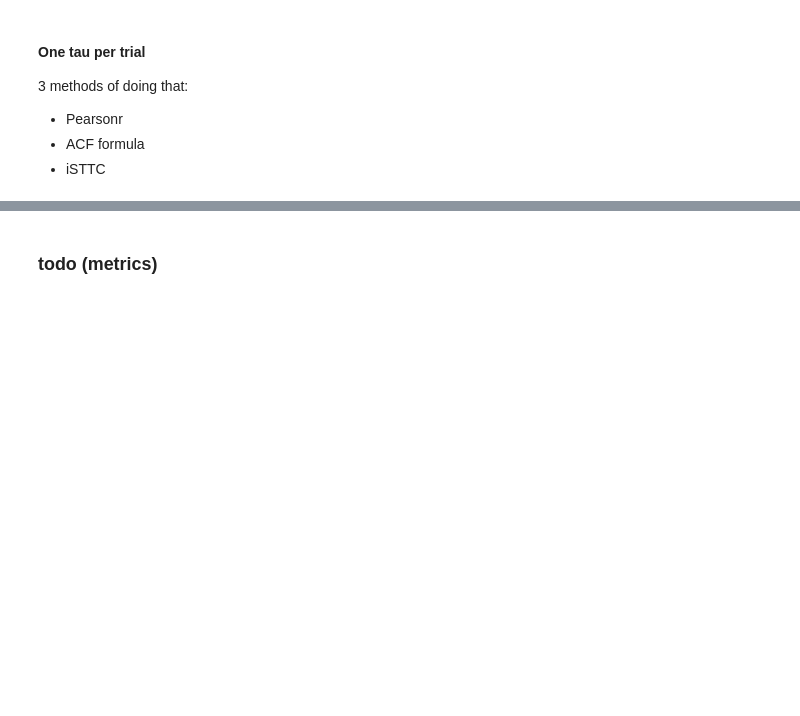
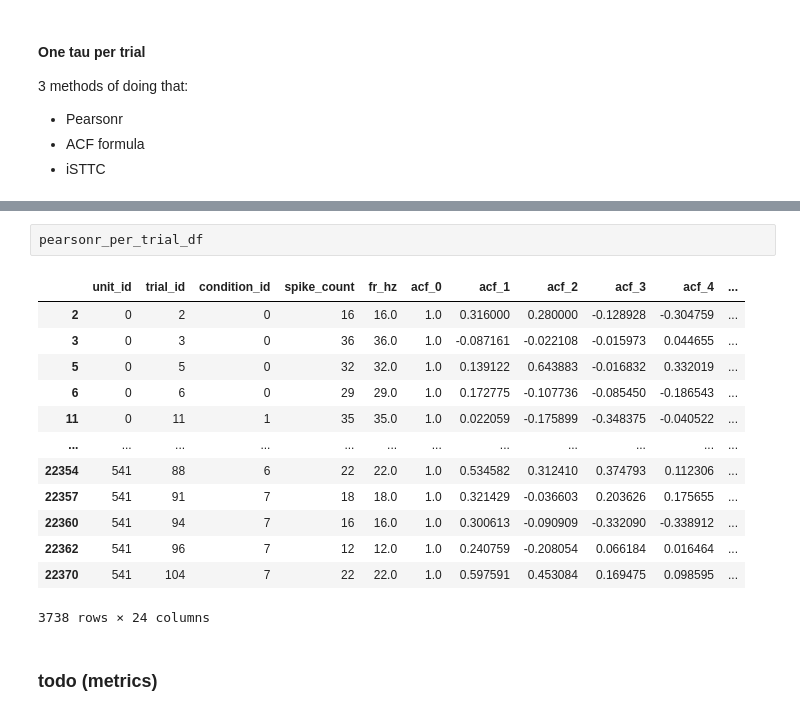
Before and after one commit to iinnpp/isttc, a Jupyter notebook: notebooks/monkey/calculate_tau.ipynb, the cells around one changed output, grey strips where cells are left out. Saved outputs shown, nothing was run; the diff lists cells and outputs as text; blank space fills up the shorter version.

```diff
--- a/notebooks/monkey/calculate_tau.ipynb
+++ b/notebooks/monkey/calculate_tau.ipynb
@@ -178,3 +298,19 @@ tau_sttc_trial_concat_df.to_pickle(results_folder + 'non_binned\\' + area + '\\t
+# %%
+pearsonr_per_trial_df
+# %% [output]
+|  | unit_id | trial_id | condition_id | spike_count | fr_hz | acf_0 | acf_1 | acf_2 | acf_3 | acf_4 | ... |
+| 2 | 0 | 2 | 0 | 16 | 16.0 | 1.0 | 0.316000 | 0.280000 | -0.128928 | -0.304759 | ... |
+| 3 | 0 | 3 | 0 | 36 | 36.0 | 1.0 | -0.087161 | -0.022108 | -0.015973 | 0.044655 | ... |
+| 5 | 0 | 5 | 0 | 32 | 32.0 | 1.0 | 0.139122 | 0.643883 | -0.016832 | 0.332019 | ... |
+| 6 | 0 | 6 | 0 | 29 | 29.0 | 1.0 | 0.172775 | -0.107736 | -0.085450 | -0.186543 | ... |
+| 11 | 0 | 11 | 1 | 35 | 35.0 | 1.0 | 0.022059 | -0.175899 | -0.348375 | -0.040522 | ... |
+| ... | ... | ... | ... | ... | ... | ... | ... | ... | ... | ... | ... |
+| 22354 | 541 | 88 | 6 | 22 | 22.0 | 1.0 | 0.534582 | 0.312410 | 0.374793 | 0.112306 | ... |
+| 22357 | 541 | 91 | 7 | 18 | 18.0 | 1.0 | 0.321429 | -0.036603 | 0.203626 | 0.175655 | ... |
+| 22360 | 541 | 94 | 7 | 16 | 16.0 | 1.0 | 0.300613 | -0.090909 | -0.332090 | -0.338912 | ... |
+| 22362 | 541 | 96 | 7 | 12 | 12.0 | 1.0 | 0.240759 | -0.208054 | 0.066184 | 0.016464 | ... |
+| 22370 | 541 | 104 | 7 | 22 | 22.0 | 1.0 | 0.597591 | 0.453084 | 0.169475 | 0.098595 | ... |
+3738 rows × 24 columns
 # %% [markdown]
 ### todo (metrics)
 # %%
```
Also changed, not shown: parts of 11 cells of this notebook, 5 other files.
